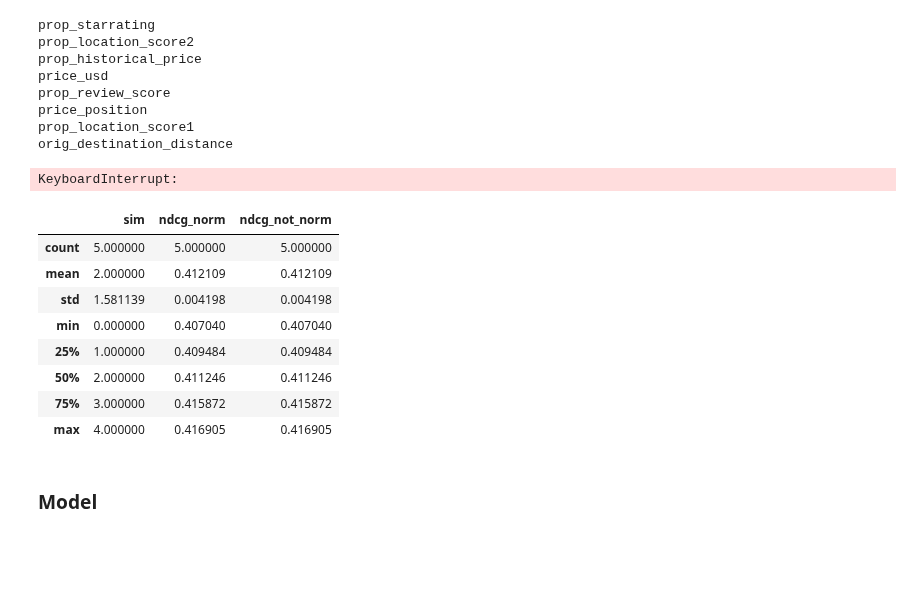
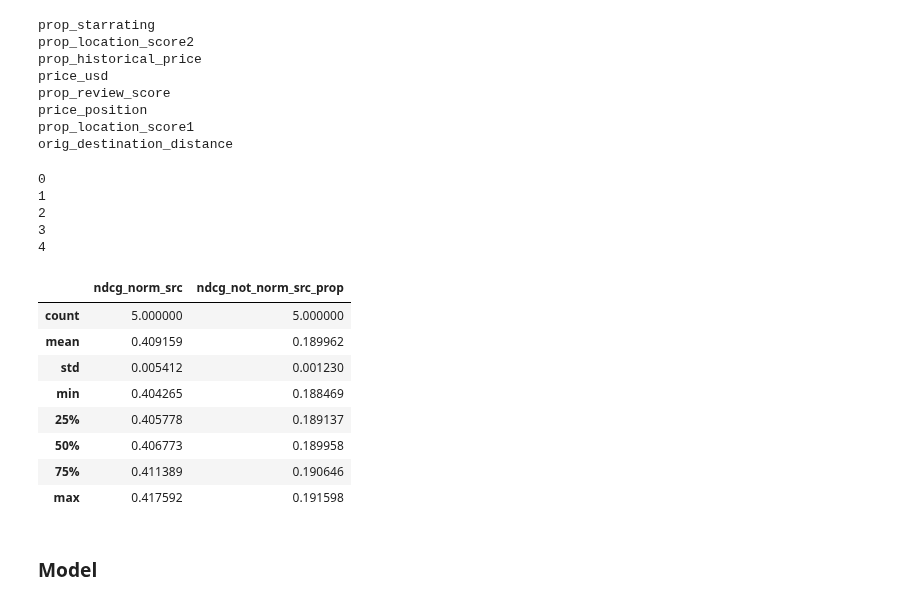
Before and after one commit to hellowithchicken/DataMining, a Jupyter notebook: assignment2/Model/model_cate.ipynb, the cells around one changed output. Drawn from its saved outputs; the diff is of its cells as text; code cells hidden in the pictures; blank space fills up the shorter version.

Commit message:
norm

```diff
--- a/assignment2/Model/model_cate.ipynb
+++ b/assignment2/Model/model_cate.ipynb
@@ -502,37 +502,46 @@ price_position
 prop_location_score1
 orig_destination_distance
 # %%
-ndcg_norm = []
-ndcg_not_norm = []
+ndcg_norm_src = []
+ndcg_not_norm_src_prop = []
 s = []
 
-target_list = ["prop_starrating", "prop_location_score2", "prop_historical_price", "price_usd",
-               "prop_review_score",  "price_position", "prop_location_score1", "orig_destination_distance"]
+#"prop_review_score", "prop_location_score1",
+
+target_list_s = ["prop_starrating",  "prop_location_score2"]
+for column in target_list_s:
+    df = normalize_features(df, "srch_id", column)
+
+target_list_p = ["prop_location_score1", "price_position"]
 
 for sim in range(5):
     df_reduct = sample_on_srch_id(df, frac = 0.1)
-    for column in target_list:
-        df_norm = normalize_features(df_reduct, "prop_id", column)
-    ndcg_norm.append(tuning_model(df_norm, learning_rate, colsample_bytree, max_depth, n_estimators))
-    ndcg_not_norm.append(tuning_model(df_reduct, learning_rate, colsample_bytree, max_depth, n_estimators))
+    for column in target_list_p:
+        df_1 = normalize_features(df_reduct, "prop_id", column)
+    ndcg_not_norm_src_prop.append(tuning_model(df_1, learning_rate, colsample_bytree, max_depth, n_estimators))
+    ndcg_norm_src.append(tuning_model(df_reduct, learning_rate, colsample_bytree, max_depth, n_estimators))
     s.append(sim)
     print(sim)
 # %% [output]
-KeyboardInterrupt:
+0
+1
+2
+3
+4
 # %%
-ndcg_feat = pd.DataFrame(list(zip(ndcg_norm, ndcg_not_norm)), columns=["ndcg_norm", "ndcg_not_norm"])
-ndcg_feat.to_csv("tuning/normalization_prop_id_8.csv")
+ndcg_feat = pd.DataFrame(list(zip(ndcg_norm_src, ndcg_not_norm_src_prop)), columns=["ndcg_norm_src", "ndcg_not_norm_src_prop"])
+ndcg_feat.to_csv("tuning/normalization_prop_id_3.csv")
 ndcg_feat.describe()
 # %% [output]
-|  | sim | ndcg_norm | ndcg_not_norm |
-| count | 5.000000 | 5.000000 | 5.000000 |
-| mean | 2.000000 | 0.412109 | 0.412109 |
-| std | 1.581139 | 0.004198 | 0.004198 |
-| min | 0.000000 | 0.407040 | 0.407040 |
-| 25% | 1.000000 | 0.409484 | 0.409484 |
-| 50% | 2.000000 | 0.411246 | 0.411246 |
-| 75% | 3.000000 | 0.415872 | 0.415872 |
-| max | 4.000000 | 0.416905 | 0.416905 |
+|  | ndcg_norm_src | ndcg_not_norm_src_prop |
+| count | 5.000000 | 5.000000 |
+| mean | 0.409159 | 0.189962 |
+| std | 0.005412 | 0.001230 |
+| min | 0.404265 | 0.188469 |
+| 25% | 0.405778 | 0.189137 |
+| 50% | 0.406773 | 0.189958 |
+| 75% | 0.411389 | 0.190646 |
+| max | 0.417592 | 0.191598 |
 # %% [markdown]
 ### Model
 # %%
```
Also changed, not shown: parts of 3 cells of this notebook, 1 other file.
